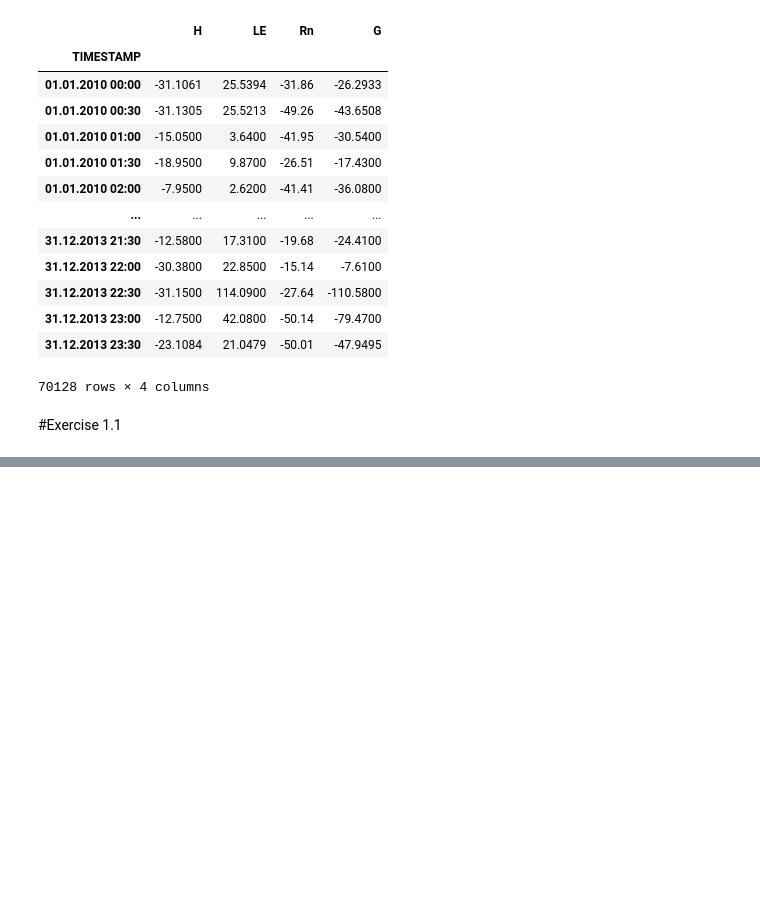
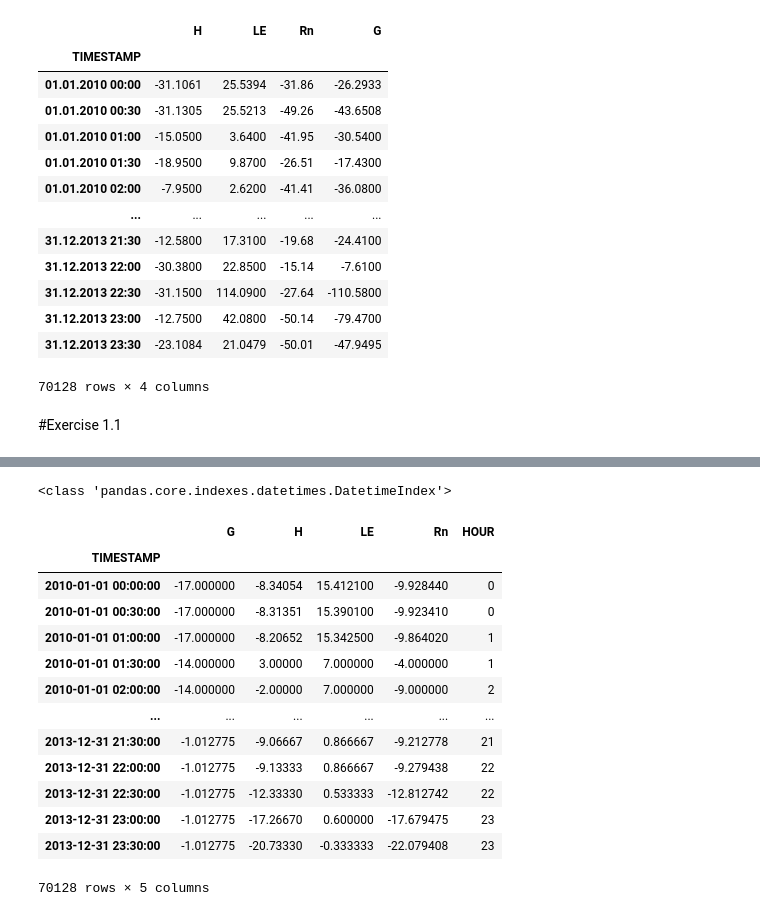
Before and after one commit to Ariful1488/TimeSeries_analysis, a Jupyter notebook: Atmoshpheric_dataAnalysis/Final_Assignment.ipynb, the cells around one changed output, grey strips where cells are left out. Cells and saved outputs as stored; diff of their text form; code cells hidden in the pictures; blank space fills up the shorter version.

```diff
--- a/Atmoshpheric_dataAnalysis/Final_Assignment.ipynb
+++ b/Atmoshpheric_dataAnalysis/Final_Assignment.ipynb
@@ -131,0 +184,4 @@ Location_3_netRadiation
+# %%
+print(type(Location_1_netRadiation.index))
+# %% [output]
+<class 'pandas.core.indexes.datetimes.DatetimeIndex'>
@@ -131,0 +194,17 @@ Location_3_netRadiation
+# %%
+Location_1_netRadiation
+# %% [output]
+|  | G | H | LE | Rn | HOUR |
+| TIMESTAMP |  |  |  |  |  |
+| 2010-01-01 00:00:00 | -17.000000 | -8.34054 | 15.412100 | -9.928440 | 0 |
+| 2010-01-01 00:30:00 | -17.000000 | -8.31351 | 15.390100 | -9.923410 | 0 |
+| 2010-01-01 01:00:00 | -17.000000 | -8.20652 | 15.342500 | -9.864020 | 1 |
+| 2010-01-01 01:30:00 | -14.000000 | 3.00000 | 7.000000 | -4.000000 | 1 |
+| 2010-01-01 02:00:00 | -14.000000 | -2.00000 | 7.000000 | -9.000000 | 2 |
+| ... | ... | ... | ... | ... | ... |
+| 2013-12-31 21:30:00 | -1.012775 | -9.06667 | 0.866667 | -9.212778 | 21 |
+| 2013-12-31 22:00:00 | -1.012775 | -9.13333 | 0.866667 | -9.279438 | 22 |
+| 2013-12-31 22:30:00 | -1.012775 | -12.33330 | 0.533333 | -12.812742 | 22 |
+| 2013-12-31 23:00:00 | -1.012775 | -17.26670 | 0.600000 | -17.679475 | 23 |
+| 2013-12-31 23:30:00 | -1.012775 | -20.73330 | -0.333333 | -22.079408 | 23 |
+70128 rows × 5 columns
```
Also changed, not shown: parts of 12 cells of this notebook.
